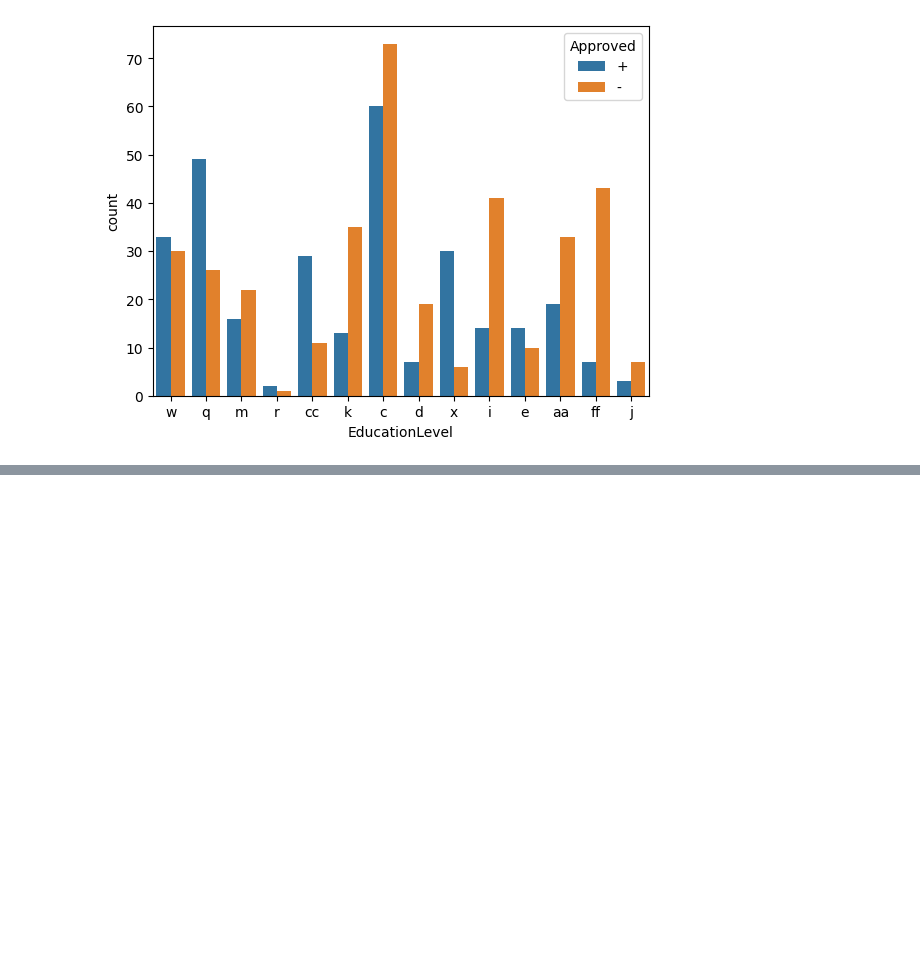
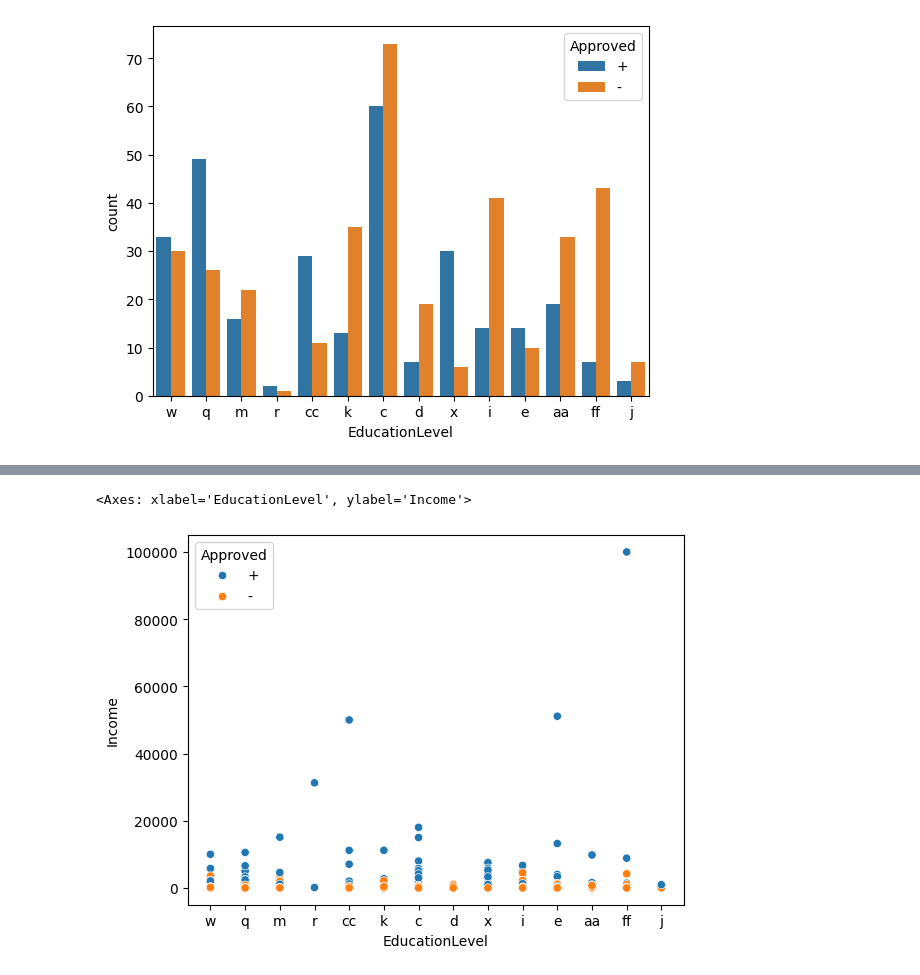
Before and after one commit to dottorm/teaching_synthetic, a Jupyter notebook: synthetic_bias.ipynb, the cells around one changed output, grey strips where cells are left out. Drawn from its saved outputs; the diff is of its cells as text; code cells hidden in the pictures; blank space fills up the shorter version.

```diff
--- a/synthetic_bias.ipynb
+++ b/synthetic_bias.ipynb
@@ -42,15 +42,15 @@ column_names = [
         'Ethnicity', 'YearsEmployed', 'PriorDefault', 'Employed',
         'CreditScore', 'DriversLicense', 'Citizen', 'ZipCode', 'Income', 'Approved'
     ]
-data = pd.read_csv(url, names=column_names,na_values='?')
+data_orig = pd.read_csv(url, names=column_names,na_values='?')
 
-print(data.head())
+print(data_orig.head())
 print('----------------------\n')
 print('DataFrame INFO')
-print(data.info())
+print(data_orig.info())
 print('----------------------\n')
 print('Count null values')
-print(data.isnull().sum())
+print(data_orig.isnull().sum())
 # %% [output]
   Gender    Age   Debt Married BankCustomer EducationLevel Ethnicity  \
 0      b  30.83  0.000       u            g              w         v
@@ -93,7 +93,7 @@ print(" The numerical variables are :",numerical)
  The numerical variables are : ['Age', 'Debt', 'YearsEmployed', 'CreditScore', 'ZipCode', 'Income']
 # %%
 #Remove null values
-data = data.dropna()
+data = data_orig.dropna()
 # %%
 data['Approved'].value_counts()
 # %% [output]
@@ -187,0 +169,6 @@ for i,predictor in enumerate(data.drop(columns='Approved')):
+# %%
+
+sns.scatterplot(data=data, x="EducationLevel", y="Income", hue="Approved")
+# %% [output]
+<Axes: xlabel='EducationLevel', ylabel='Income'>
+[figure, added]
```
Also changed, not shown: parts of 18 cells of this notebook.
